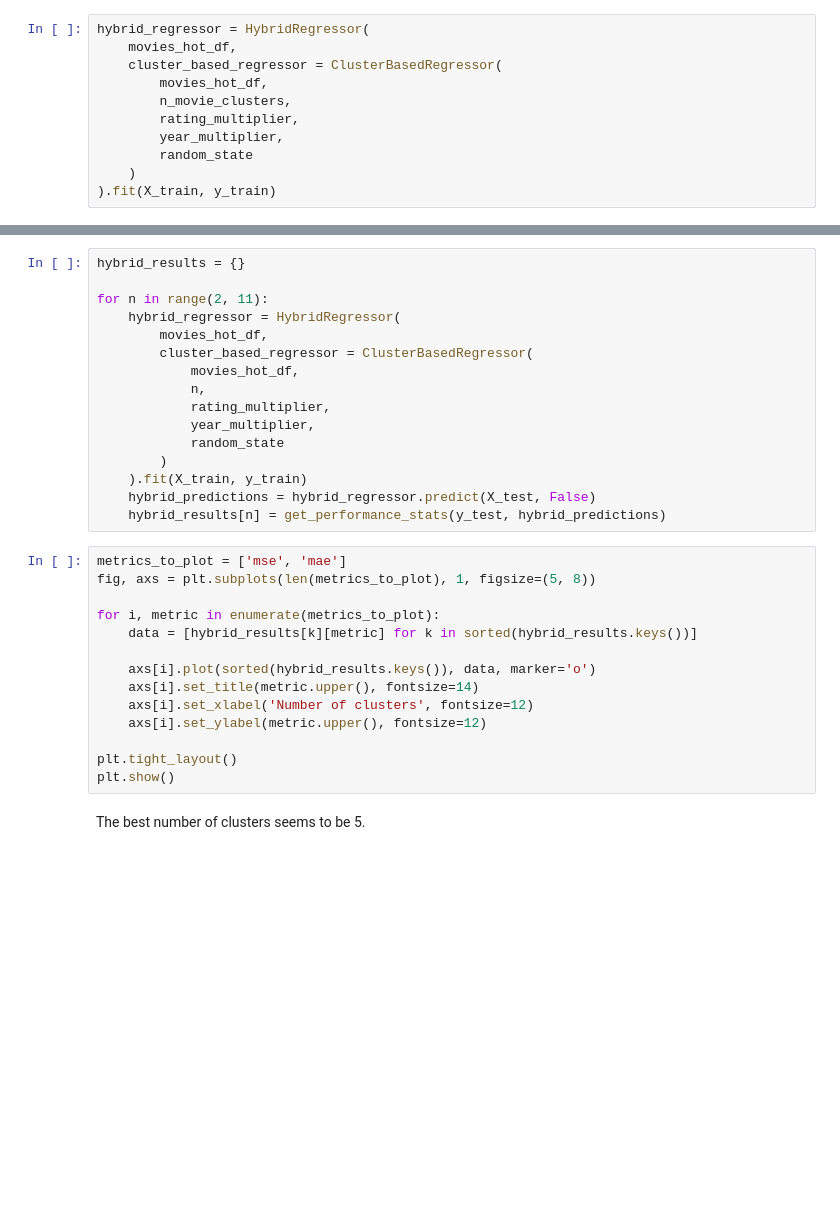
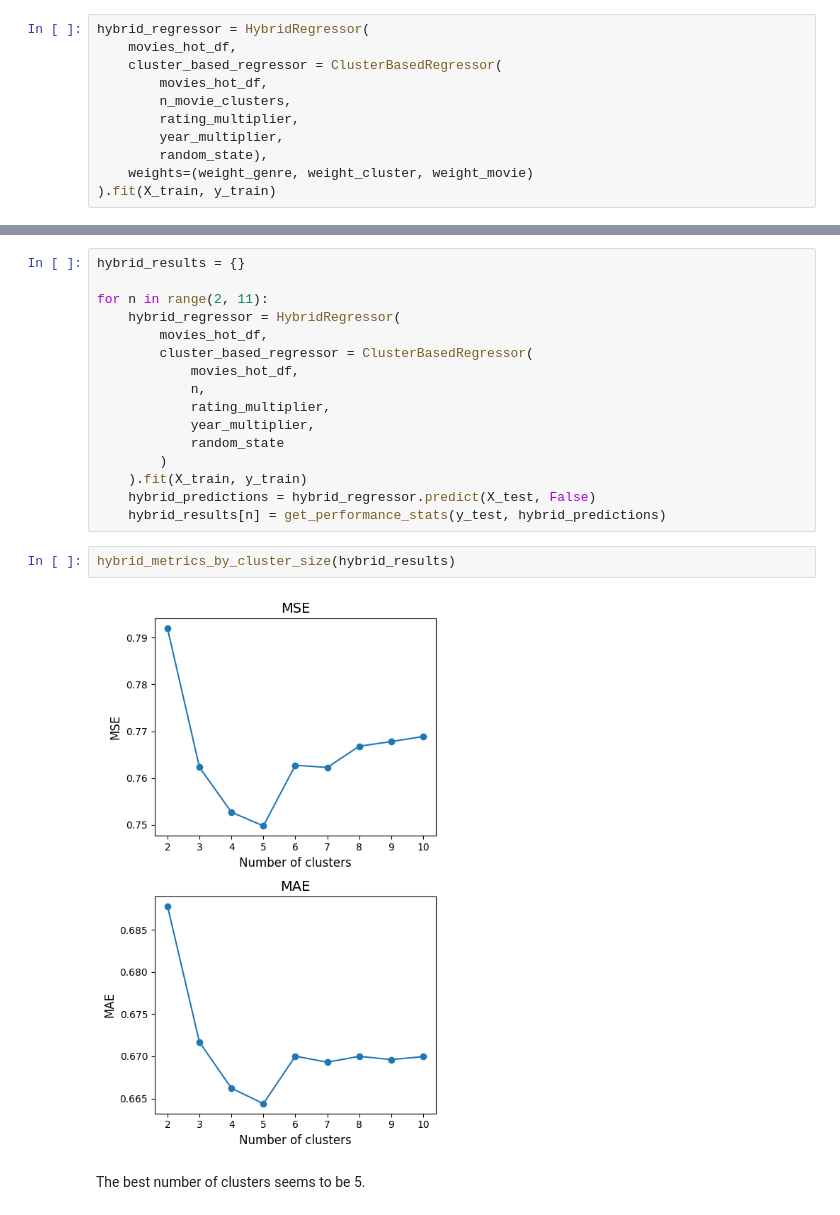
Before and after one commit to vasia-korz/recommendation-system, a Jupyter notebook: analysis.ipynb, the cells around one changed output, grey strips where cells are left out. Cells and saved outputs as stored; diff of their text form; blank space fills up the shorter version.

```diff
--- a/analysis.ipynb
+++ b/analysis.ipynb
@@ -57,8 +58,8 @@ hybrid_regressor = HybridRegressor(
         n_movie_clusters,
         rating_multiplier,
         year_multiplier,
-        random_state
-    )
+        random_state),
+    weights=(weight_genre, weight_cluster, weight_movie)
 ).fit(X_train, y_train)
 # %% [markdown]
 Function for gauging the experiment results for the purpose of creating a visualization.
@@ -147,18 +116,8 @@ for n in range(2, 11):
     hybrid_predictions = hybrid_regressor.predict(X_test, False)
     hybrid_results[n] = get_performance_stats(y_test, hybrid_predictions)
 # %%
-metrics_to_plot = ['mse', 'mae']
-fig, axs = plt.subplots(len(metrics_to_plot), 1, figsize=(5, 8))
-
-for i, metric in enumerate(metrics_to_plot):
-    data = [hybrid_results[k][metric] for k in sorted(hybrid_results.keys())]
-
-    axs[i].plot(sorted(hybrid_results.keys()), data, marker='o')
-    axs[i].set_title(metric.upper(), fontsize=14)
-    axs[i].set_xlabel('Number of clusters', fontsize=12)
-    axs[i].set_ylabel(metric.upper(), fontsize=12)
-
-plt.tight_layout()
-plt.show()
+hybrid_metrics_by_cluster_size(hybrid_results)
+# %% [output]
+[figure, added]
 # %% [markdown]
 The best number of clusters seems to be 5.
```
Also changed, not shown: parts of 4 cells of this notebook, 2 other files.
